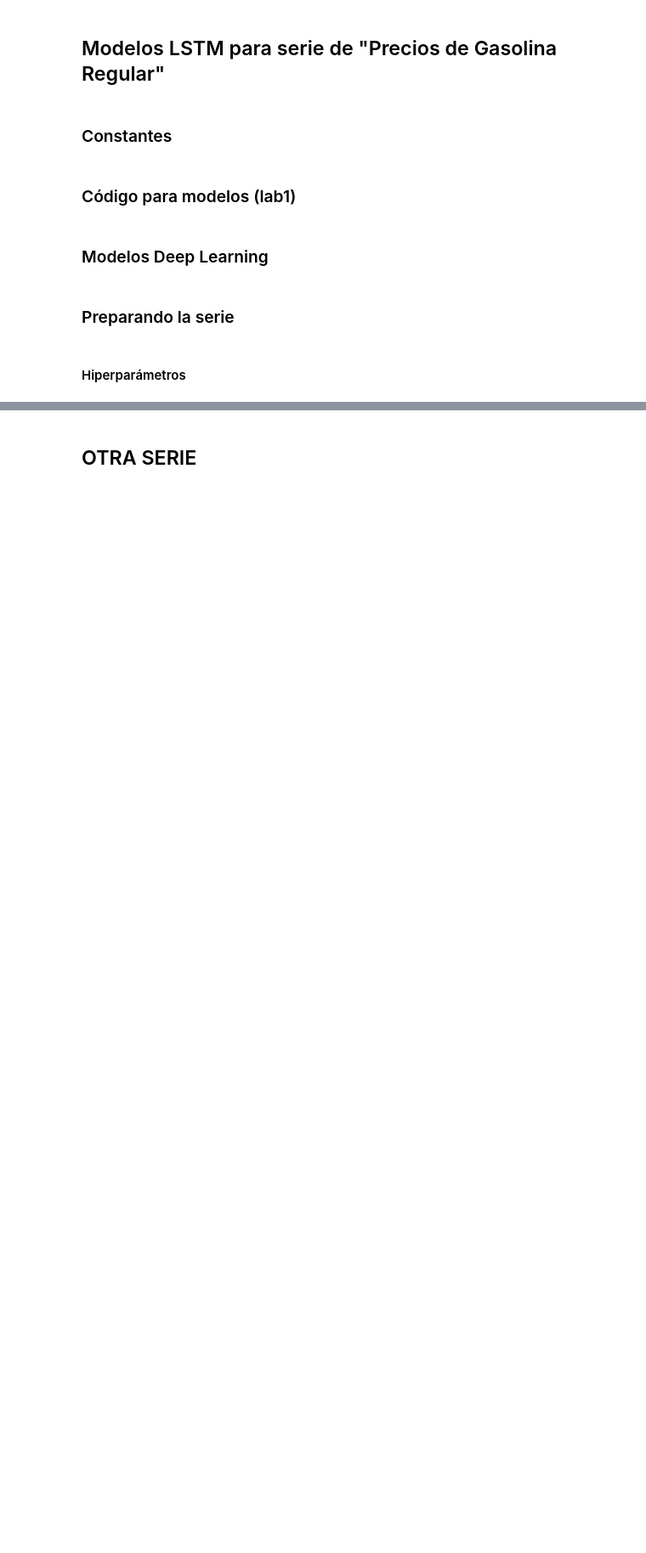
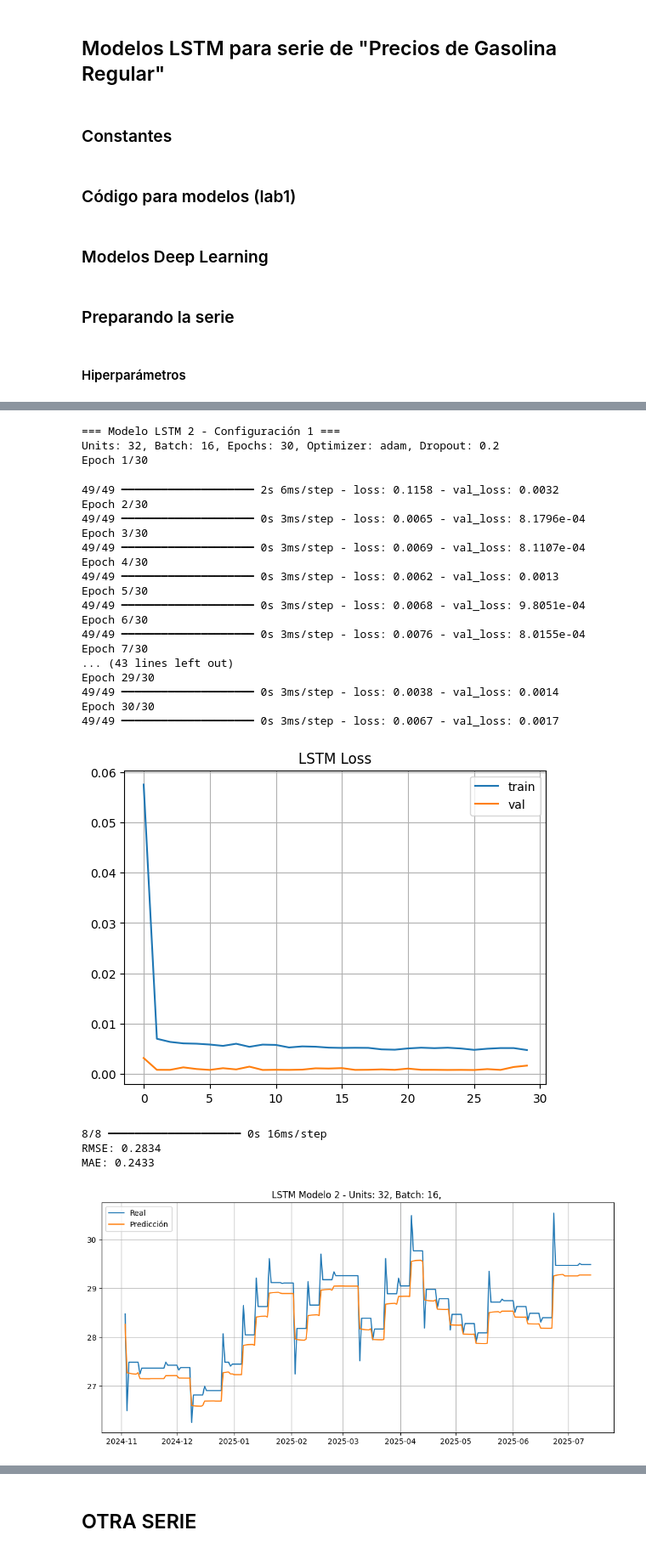
Before and after one commit to JosueSay/labs-ds, a Jupyter notebook: lab2/lab2.ipynb, the cells around one changed output, grey strips where cells are left out. Shown: that part at 85% size. Drawn from its saved outputs; the diff is of its cells as text; code cells hidden in the pictures; blank space fills up the shorter version.

```diff
--- a/lab2/lab2.ipynb
+++ b/lab2/lab2.ipynb
@@ -362,0 +428,65 @@ MAE: 0.0823
+# %%
+def buildLSTMModel2(n_lags, units=64, dropout_rate=0.2, optimizer='adam'):
+    """Construye un modelo LSTM más profundo con Dropout"""
+    model = Sequential()
+    model.add(LSTM(units=units, return_sequences=True, input_shape=(n_lags, 1)))
+    model.add(Dropout(dropout_rate))
+    model.add(LSTM(units=units))
+    model.add(Dropout(dropout_rate))
+    model.add(Dense(1))
+    model.compile(loss='mse', optimizer=optimizer)
+    return model
+# %%
+param_grid_model2 = [
+    {"units": 32, "batch_size": 16, "epochs": 30, "optimizer": "adam", "dropout": 0.2},
+    {"units": 64, "batch_size": 32, "epochs": 50, "optimizer": "adam", "dropout": 0.3},
+    {"units": 64, "batch_size": 16, "epochs": 40, "optimizer": "rmsprop", "dropout": 0.25},
+    {"units": 128, "batch_size": 32, "epochs": 60, "optimizer": "adam", "dropout": 0.2},
+]
+# %%
+for i, params in enumerate(param_grid_model2, 1):
+    print(f"\n=== Modelo LSTM 2 - Configuración {i} ===")
+    print(f"Units: {params['units']}, Batch: {params['batch_size']}, Epochs: {params['epochs']}, "
+          f"Optimizer: {params['optimizer']}, Dropout: {params['dropout']}")
+
+    model = buildLSTMModel2(n_lags=5, units=params["units"],
+                            dropout_rate=params["dropout"], optimizer=params["optimizer"])
+
+    trainAndEvaluateLSTM(
+        x_train, y_train,
+        x_val, y_val,
+        x_test, y_test,
+        model,
+        scaler,
+        df_rango,
+        n_lags=5,
+        epochs=params["epochs"],
+        batch_size=params["batch_size"],
+        name_model=f"LSTM Modelo 2 - Units: {params['units']}, Batch: {params['batch_size']}, "
+    )
+# %% [output]
+=== Modelo LSTM 2 - Configuración 1 ===
+Units: 32, Batch: 16, Epochs: 30, Optimizer: adam, Dropout: 0.2
+Epoch 1/30
+49/49 ━━━━━━━━━━━━━━━━━━━━ 2s 6ms/step - loss: 0.1158 - val_loss: 0.0032
+Epoch 2/30
+49/49 ━━━━━━━━━━━━━━━━━━━━ 0s 3ms/step - loss: 0.0065 - val_loss: 8.1796e-04
+Epoch 3/30
+49/49 ━━━━━━━━━━━━━━━━━━━━ 0s 3ms/step - loss: 0.0069 - val_loss: 8.1107e-04
+Epoch 4/30
+49/49 ━━━━━━━━━━━━━━━━━━━━ 0s 3ms/step - loss: 0.0062 - val_loss: 0.0013
+Epoch 5/30
+49/49 ━━━━━━━━━━━━━━━━━━━━ 0s 3ms/step - loss: 0.0068 - val_loss: 9.8051e-04
+Epoch 6/30
+49/49 ━━━━━━━━━━━━━━━━━━━━ 0s 3ms/step - loss: 0.0076 - val_loss: 8.0155e-04
+Epoch 7/30
+... (43 lines left out)
+Epoch 29/30
+49/49 ━━━━━━━━━━━━━━━━━━━━ 0s 3ms/step - loss: 0.0038 - val_loss: 0.0014
+Epoch 30/30
+49/49 ━━━━━━━━━━━━━━━━━━━━ 0s 3ms/step - loss: 0.0067 - val_loss: 0.0017
+[figure, added]
+8/8 ━━━━━━━━━━━━━━━━━━━━ 0s 16ms/step
+RMSE: 0.2834
+MAE: 0.2433
+[figure, added]
```
Also changed, not shown: parts of 6 cells of this notebook.
